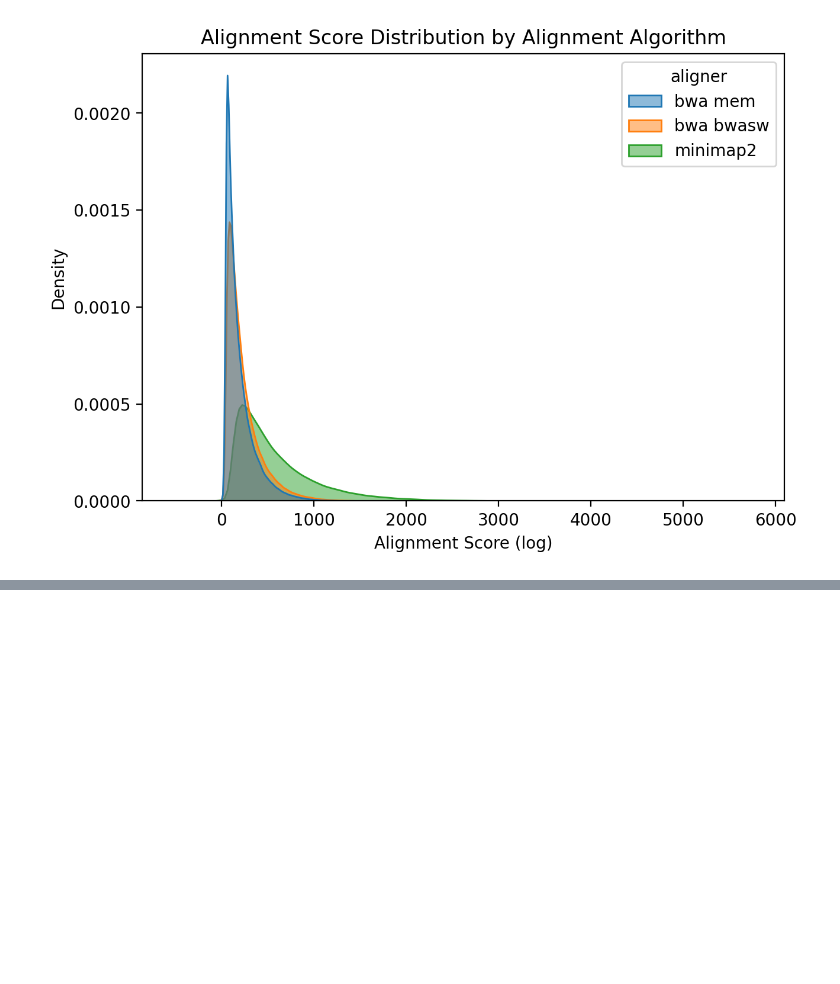
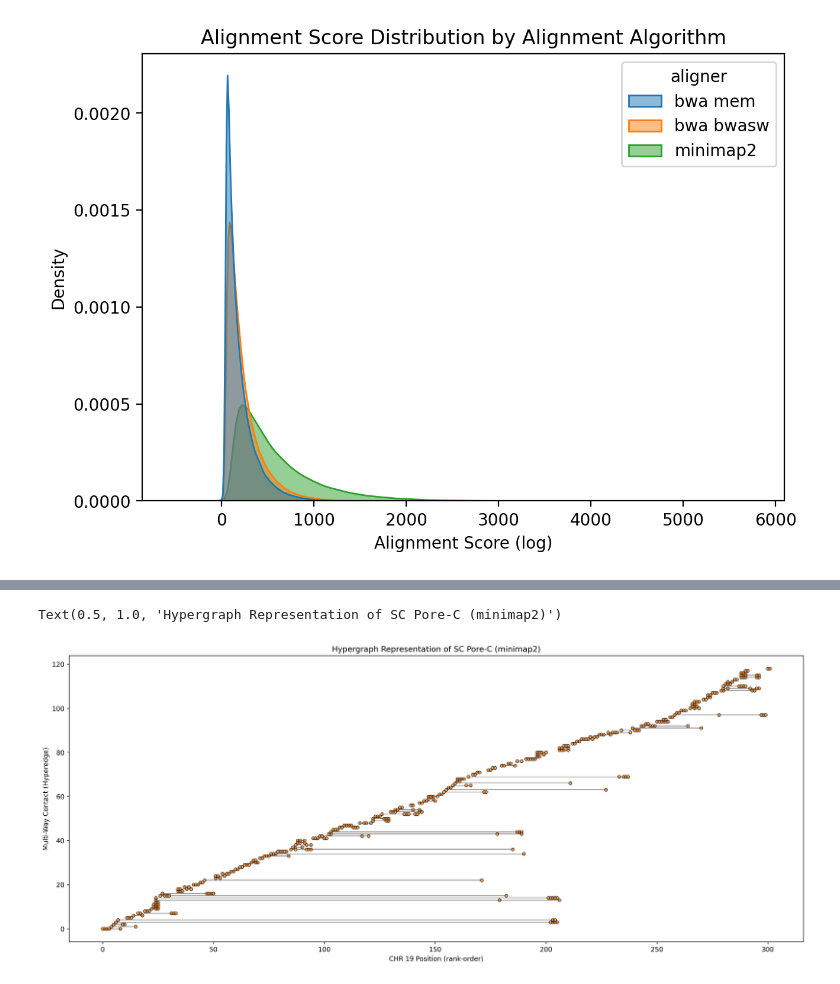
Before and after one commit to CooperStansbury/single_cell_poreC, a Jupyter notebook: alignment_comparisons/alignment_comparison.ipynb, the cells around one changed output, grey strips where cells are left out. Drawn from its saved outputs; the diff is of its cells as text; code cells hidden in the pictures; blank space fills up the shorter version.

```diff
--- a/alignment_comparisons/alignment_comparison.ipynb
+++ b/alignment_comparisons/alignment_comparison.ipynb
@@ -247,0 +259,52 @@ Text(0.5, 1.0, 'Hypergraph Representation of SC Pore-C')
+# %%
+def get_node_dict(df):
+    """A function to number the unique nodes for compact plotting"""
+    splitter = lambda x: x.split(";")
+    nodes = df['contact_midpoints'].apply(splitter)
+
+    nodes = [int(x) for x in itertools.chain(*nodes)]
+    nodes = sorted(list(set(nodes)))
+    node_dict = dict(zip(nodes, list(range(len(nodes)))))
+
+    return node_dict
+
+node_dict = get_node_dict(mem)
+# %%
+tmp = mm2
+color = 'C1'
+size = 20
+
+get_min = lambda x : min([int(i) for i in x.split(";")])
+tmp['min_first_node'] = tmp['contact_midpoints'].apply(get_min)
+tmp = tmp.sort_values(by=['min_first_node']).reset_index(drop=True)
+node_dict = get_node_dict(tmp)
+
+matplotlib.rcParams['figure.dpi'] = 300
+matplotlib.rcParams['figure.figsize'] = (20, 8)
+
+for i, row in tmp.iterrows():
+    contacts = [node_dict[int(x)] for x in row['contact_midpoints'].split(";")]
+    read = [i] * len(contacts)
+
+    plt.plot(contacts,
+             read,
+             c='k',
+             alpha=0.5,
+             lw=1,
+             zorder=1)
+
+    plt.scatter(contacts,
+                read,
+                s=size,
+                facecolor=color,
+                label=c,
+                edgecolor='k',
+                zorder=2,
+                alpha=0.7)
+
+plt.ylabel("Multi-Way Contact (Hyperedge)")
+plt.xlabel("CHR 19 Position (rank-order)")
+plt.title(f"Hypergraph Representation of SC Pore-C (minimap2)")
+# %% [output]
+Text(0.5, 1.0, 'Hypergraph Representation of SC Pore-C (minimap2)')
+[figure, added]
```
Also changed, not shown: parts of 8 cells of this notebook, 3 other files.
